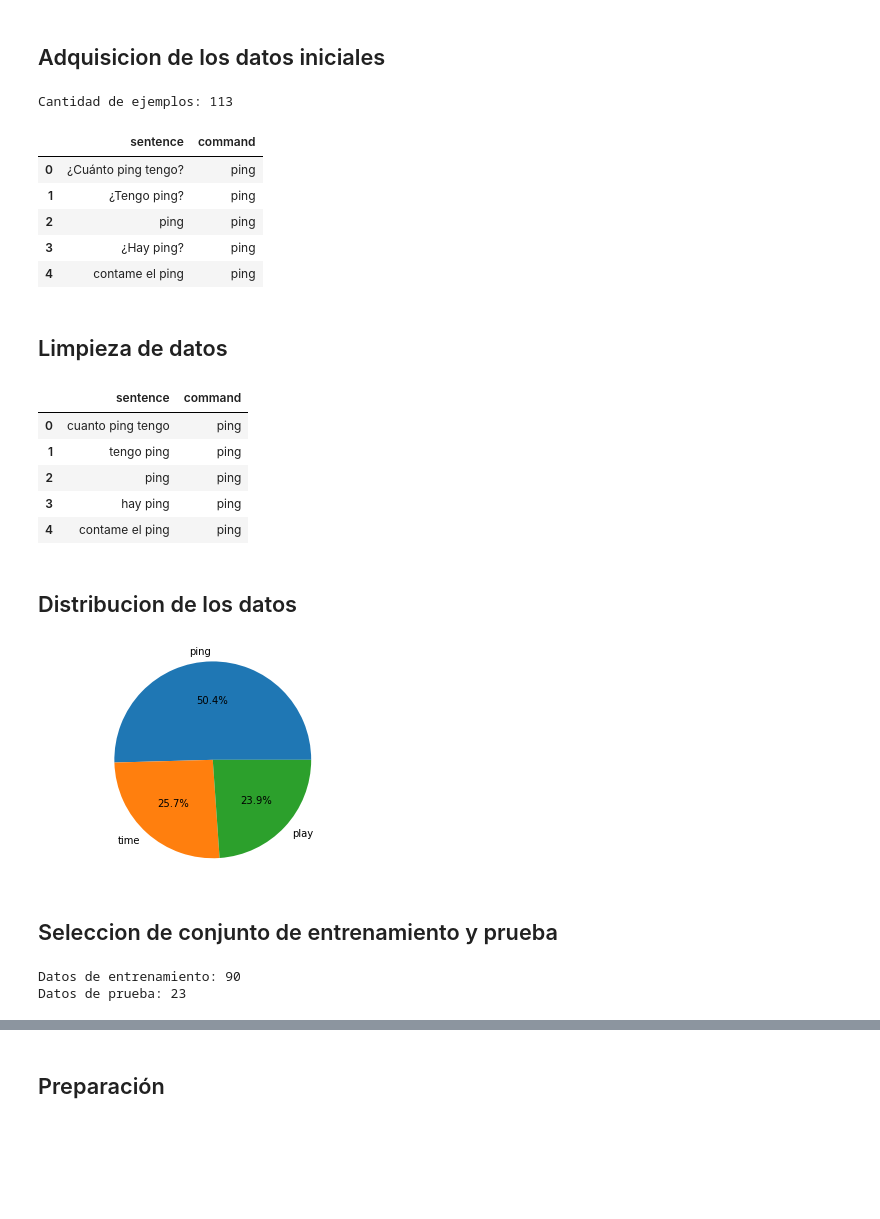
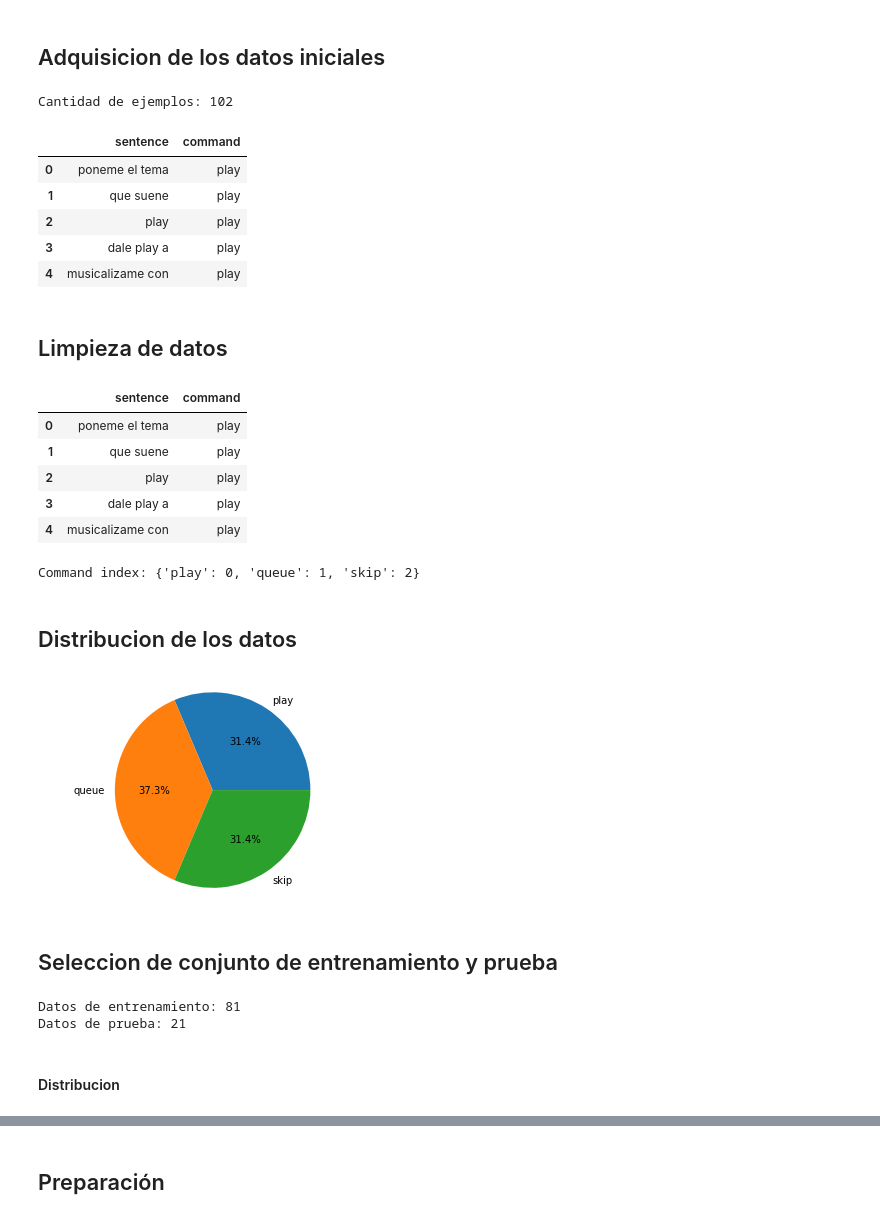
Before and after one commit to CimimUxMaio/bebot, a Jupyter notebook: NeuralNetwork/design.ipynb, the cells around one changed output, grey strips where cells are left out. Drawn from its saved outputs; the diff is of its cells as text; code cells hidden in the pictures; blank space fills up the shorter version.

Commit message:
Updated interpreted commands

```diff
--- a/NeuralNetwork/design.ipynb
+++ b/NeuralNetwork/design.ipynb
@@ -9,22 +9,18 @@ import re
 # %% [markdown]
 ## Adquisicion de los datos iniciales
 # %%
-ping_data = pd.read_excel("base_dataset.xlsx", sheet_name="ping")
-time_data = pd.read_excel("base_dataset.xlsx", sheet_name="time")
-play_data = pd.read_excel("base_dataset.xlsx", sheet_name="play")
-
-raw_data = pd.concat([ping_data, time_data, play_data])
+raw_data = pd.read_excel("./base_dataset.xlsx", sheet_name="merge")
 
 print(f"Cantidad de ejemplos: {len(raw_data)}")
 raw_data.head()
 # %% [output]
-Cantidad de ejemplos: 113
+Cantidad de ejemplos: 102
 |  | sentence | command |
-| 0 | ¿Cuánto ping tengo? | ping |
-| 1 | ¿Tengo ping? | ping |
-| 2 | ping | ping |
-| 3 | ¿Hay ping? | ping |
-| 4 | contame el ping | ping |
+| 0 | poneme el tema | play |
+| 1 | que suene | play |
+| 2 | play | play |
+| 3 | dale play a | play |
+| 4 | musicalizame con | play |
 # %% [markdown]
 ## Limpieza de datos
 # %%
@@ -37,16 +33,19 @@ data["command"] = raw_data["command"]
 data.head()
 # %% [output]
 |  | sentence | command |
-| 0 | cuanto ping tengo | ping |
-| 1 | tengo ping | ping |
-| 2 | ping | ping |
-| 3 | hay ping | ping |
-| 4 | contame el ping | ping |
+| 0 | poneme el tema | play |
+| 1 | que suene | play |
+| 2 | play | play |
+| 3 | dale play a | play |
+| 4 | musicalizame con | play |
 # %%
 command_index = { cmd: i for i, cmd in enumerate(data["command"].unique()) }
 inverse_command_index = { i: cmd for cmd, i in command_index.items() }
 
 targets = data["command"].map(lambda cmd: command_index[cmd]).values
+print("Command index:", command_index)
+# %% [output]
+Command index: {'play': 0, 'queue': 1, 'skip': 2}
 # %% [markdown]
 ## Distribucion de los datos
 # %%
@@ -63,7 +62,7 @@ plt.axis('equal')
 
 plt.show()
 # %% [output]
-[figure, old version]
+[figure, new version]
 # %% [markdown]
 ## Seleccion de conjunto de entrenamiento y prueba
 # %%
@@ -74,5 +73,7 @@ train_data, test_data, train_targets, test_targets = train_test_split(data["sent
 print(f"Datos de entrenamiento: {len(train_data)}")
 print(f"Datos de prueba: {len(test_data)}")
 # %% [output]
-Datos de entrenamiento: 90
-Datos de prueba: 23
+Datos de entrenamiento: 81
+Datos de prueba: 21
+# %% [markdown]
+#### Distribucion
```
Also changed, not shown: parts of 10 cells of this notebook, 6 other files.
